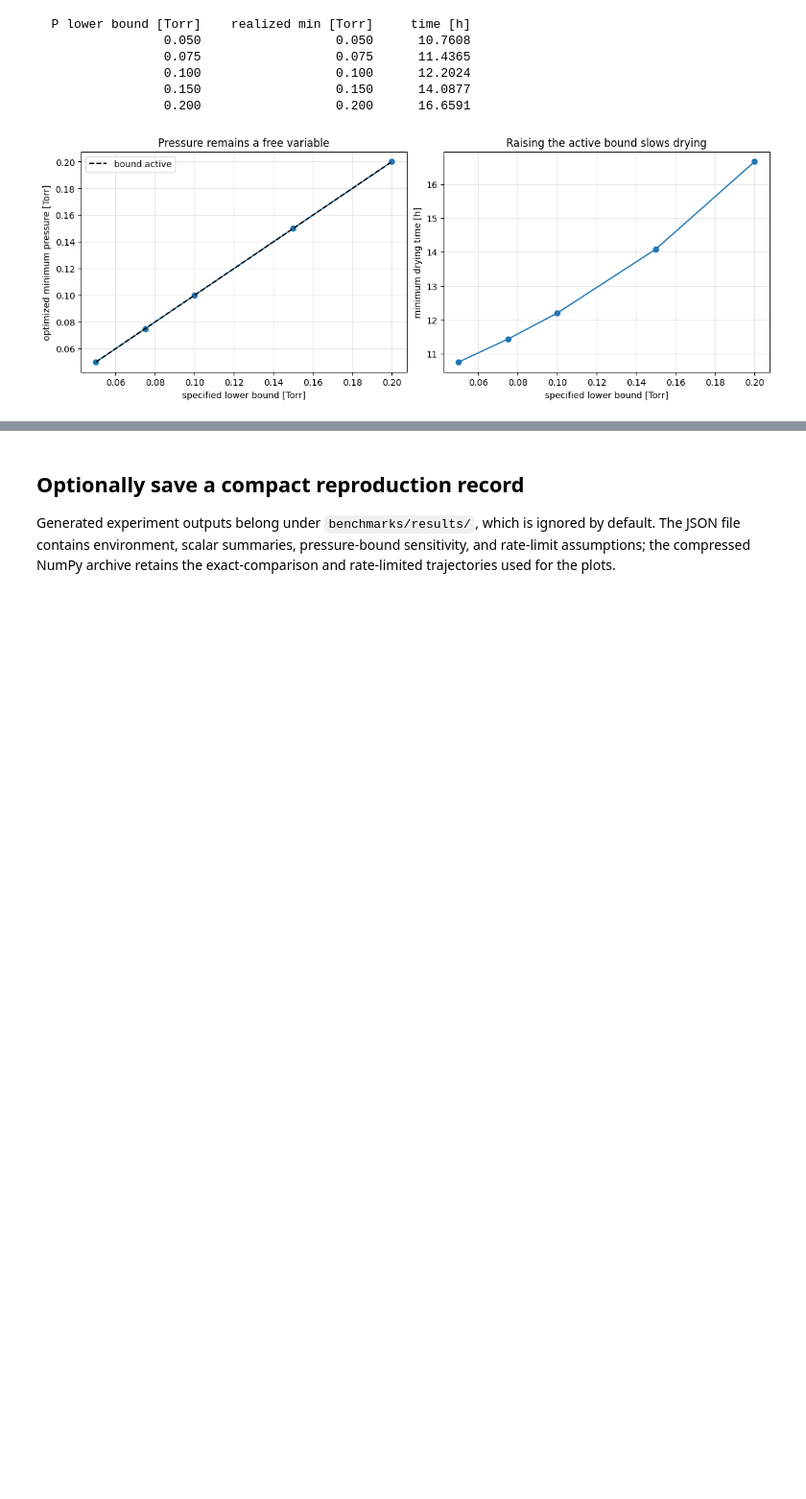
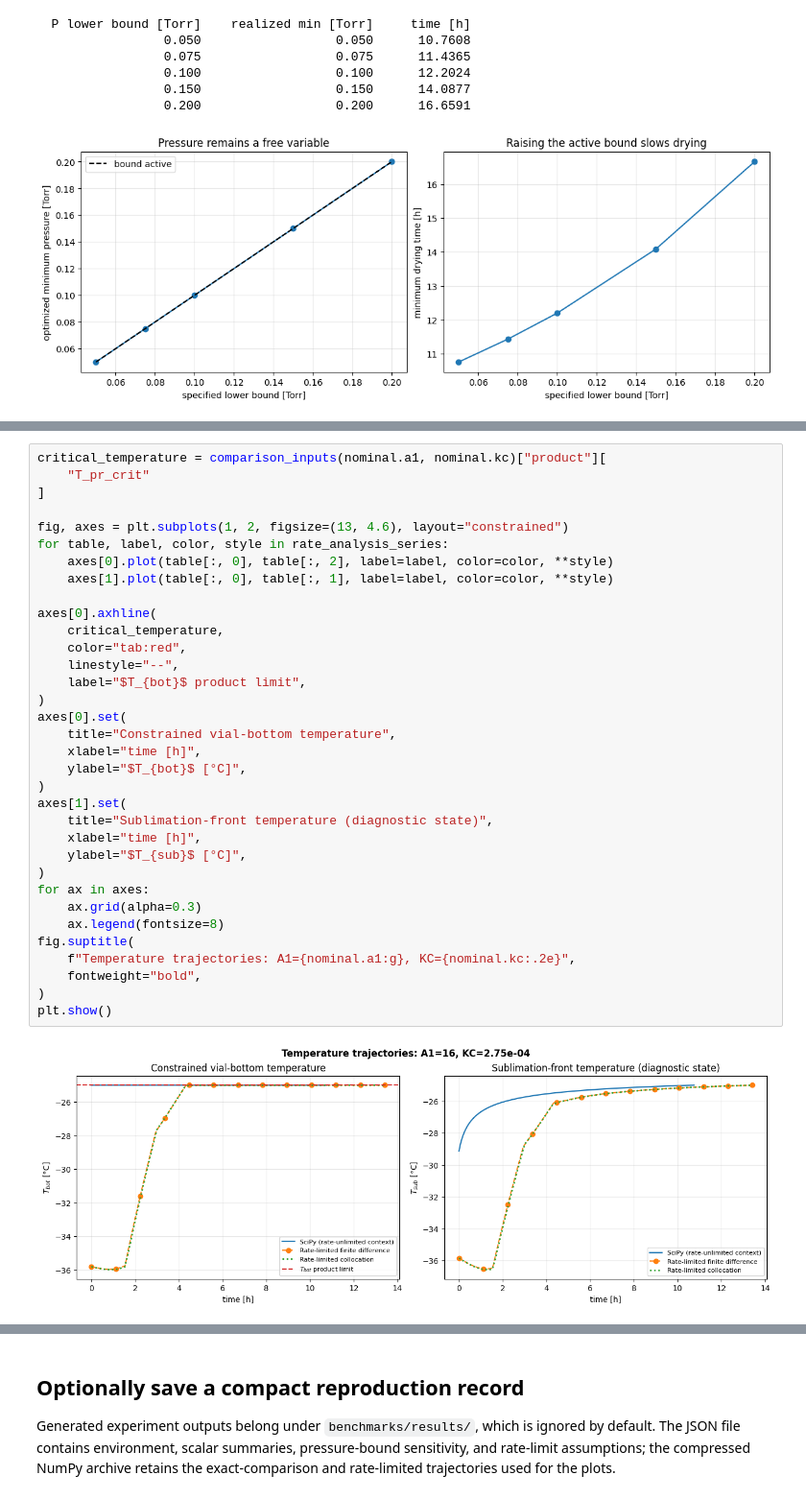
Before and after one commit to SECQUOIA/LyoPRONTO, a Jupyter notebook: docs/examples/current_main_joint_optimizer_comparison.ipynb, the cells around one changed output, grey strips where cells are left out. Shown at 96% size. Cells and saved outputs as stored; diff of their text form; blank space fills up the shorter version.

```diff
--- a/docs/examples/current_main_joint_optimizer_comparison.ipynb
+++ b/docs/examples/current_main_joint_optimizer_comparison.ipynb
@@ -850,0 +912,36 @@ plt.show()
+# %%
+critical_temperature = comparison_inputs(nominal.a1, nominal.kc)["product"][
+    "T_pr_crit"
+]
+
+fig, axes = plt.subplots(1, 2, figsize=(13, 4.6), layout="constrained")
+for table, label, color, style in rate_analysis_series:
+    axes[0].plot(table[:, 0], table[:, 2], label=label, color=color, **style)
+    axes[1].plot(table[:, 0], table[:, 1], label=label, color=color, **style)
+
+axes[0].axhline(
+    critical_temperature,
+    color="tab:red",
+    linestyle="--",
+    label="$T_{bot}$ product limit",
+)
+axes[0].set(
+    title="Constrained vial-bottom temperature",
+    xlabel="time [h]",
+    ylabel="$T_{bot}$ [°C]",
+)
+axes[1].set(
+    title="Sublimation-front temperature (diagnostic state)",
+    xlabel="time [h]",
+    ylabel="$T_{sub}$ [°C]",
+)
+for ax in axes:
+    ax.grid(alpha=0.3)
+    ax.legend(fontsize=8)
+fig.suptitle(
+    f"Temperature trajectories: A1={nominal.a1:g}, KC={nominal.kc:.2e}",
+    fontweight="bold",
+)
+plt.show()
+# %% [output]
+[figure, added]
```
Also changed, not shown: parts of 13 cells of this notebook, 1 other file.
